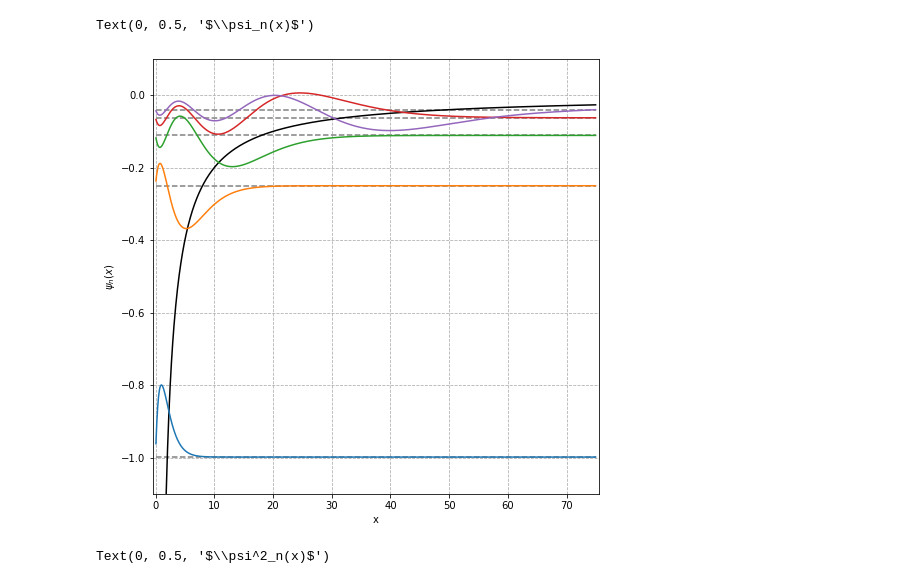
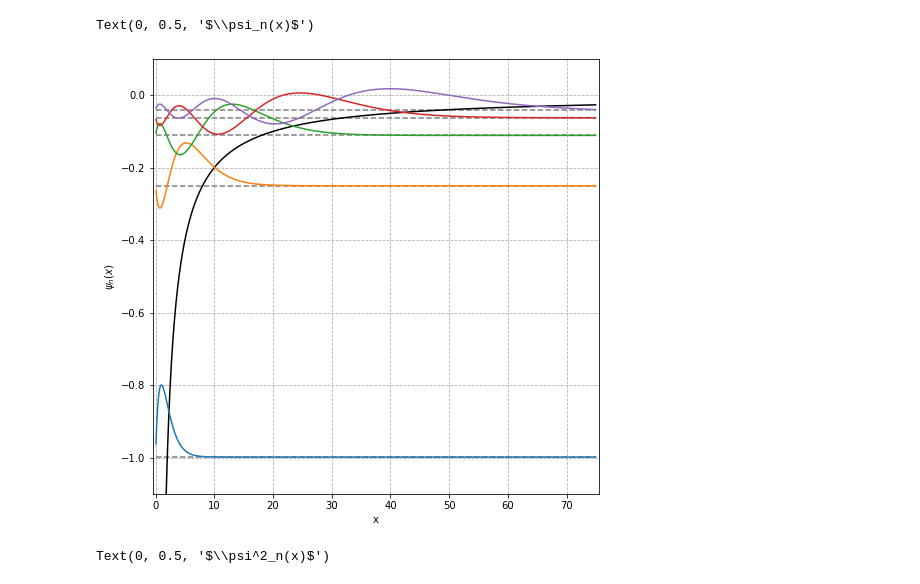
Before and after one commit to Boberfax/1D-SE-NMM, a Jupyter notebook: Coulomb.ipynb, the cells around one changed output. Saved outputs shown, nothing was run; the diff lists cells and outputs as text; code cells hidden in the pictures.

```diff
--- a/Coulomb.ipynb
+++ b/Coulomb.ipynb
@@ -67,25 +69,22 @@ Psi1=eigvec1.T
 # %%
 # graph of Coulomb eigenstates with l=0
 fig,ax=plt.subplots(figsize=(8,8))
 plt.xlim(A-0.5,B+0.5)
 plt.ylim(-1.1,0.1)
 plt.plot(xi,vi0,color='black')
 i=0
 for i in range(0,5):
-    if i == 0:
+    if i==4:
+        plt.plot(xi,Psi0[i]+eigval0[i])
+    else:
         plt.plot(xi,-Psi0[i]+eigval0[i])
-    else:
-        if (i % 4) == 3 or (i % 4) == 0:
-            plt.plot(xi,-Psi0[i]+eigval0[i])
-        else:
-            plt.plot(xi,Psi0[i]+eigval0[i])
     plt.hlines(eigval0[i],A,B,color='grey',ls='--')
 plt.grid(ls='--')
 ax.set_xlabel('x')
 ax.set_ylabel('$\psi_n(x)$')
 # %% [output]
 Text(0, 0.5, '$\\psi_n(x)$')
-[figure, old version]
+[figure, new version]
 # %%
 # graph of Coulomb eigenstates probability densities with l=0
 fig,ax=plt.subplots(figsize=(8,8))
```
Also changed, not shown: parts of 2 cells of this notebook, 1 other file.
